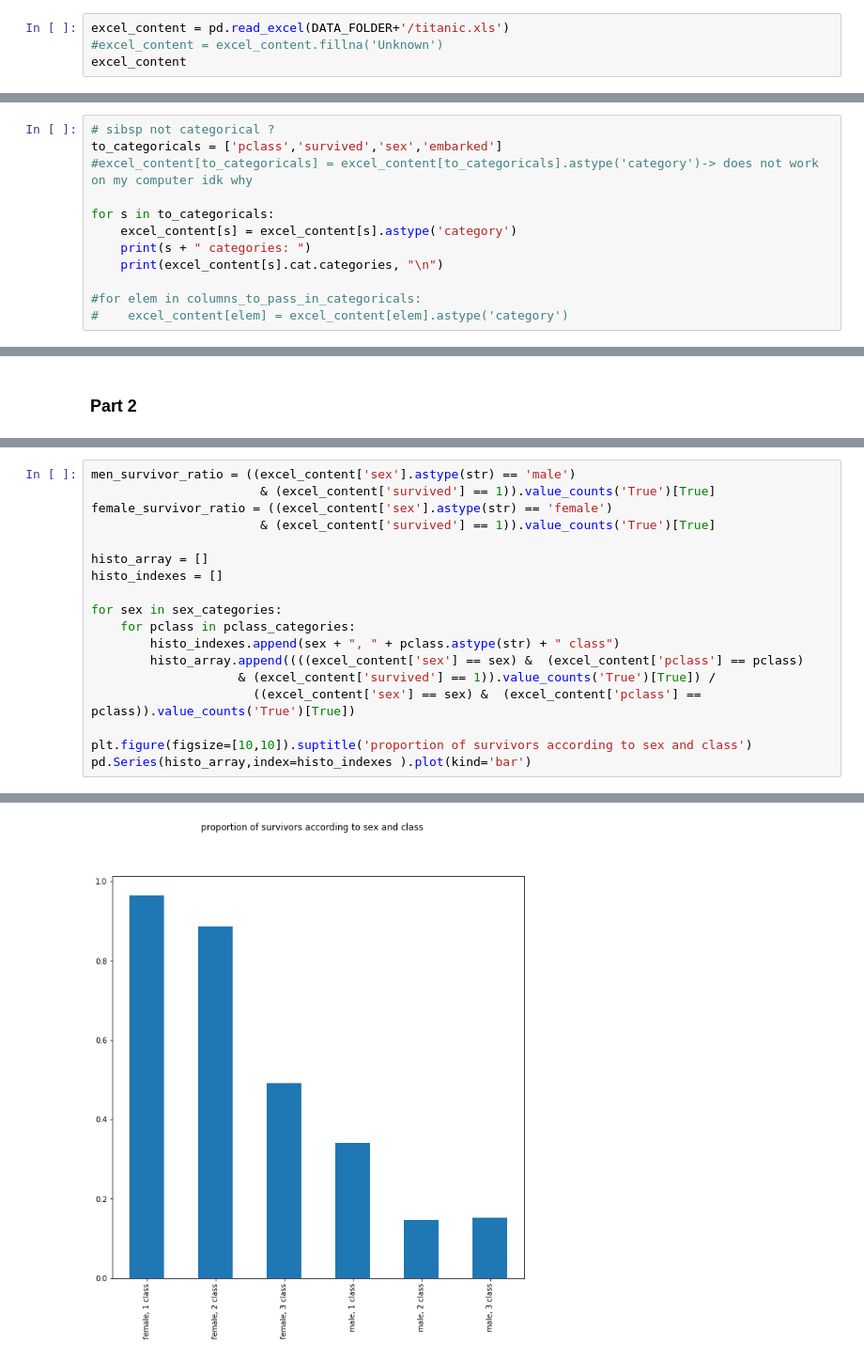
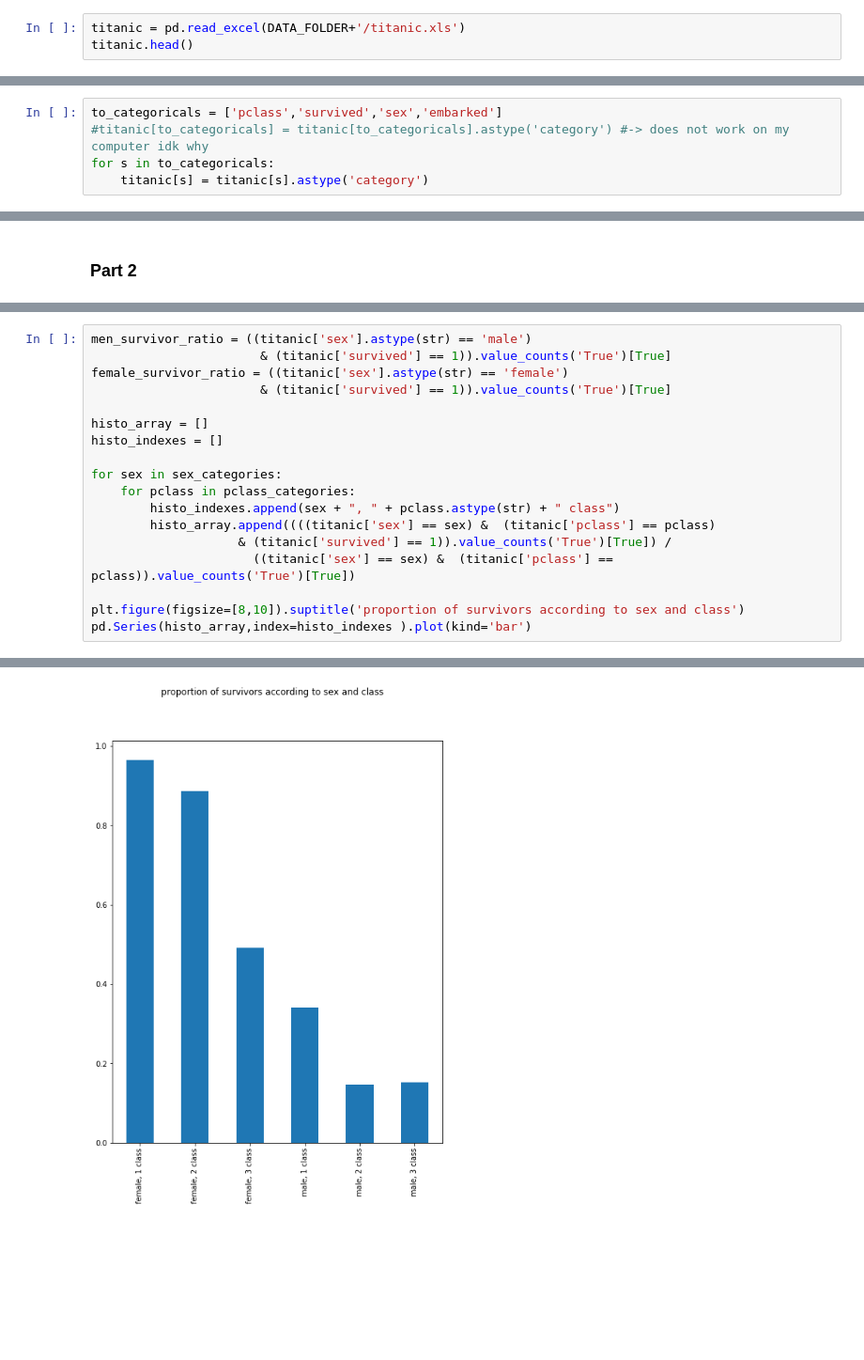
Before and after one commit to adrienruault/ada_molmaru, a Jupyter notebook: Homework01/Solution_task3.ipynb, the cells around one changed output, grey strips where cells are left out. Shown at 94% size. Cells and saved outputs as stored; diff of their text form; blank space fills up the shorter version.

```diff
--- a/Homework01/Solution_task3.ipynb
+++ b/Homework01/Solution_task3.ipynb
@@ -86,7 +88,6 @@ For each of the following questions state clearly your assumptions and discuss y
 # %%
-excel_content = pd.read_excel(DATA_FOLDER+'/titanic.xls')
-#excel_content = excel_content.fillna('Unknown')
-excel_content
+titanic = pd.read_excel(DATA_FOLDER+'/titanic.xls')
+titanic.head()
 # %% [output]
 |  | pclass | survived | name | sex | age | sibsp | parch | ticket | fare | cabin | embarked | ... |
 | 0 | 1 | 1 | Allen, Miss. Elisabeth Walton | female | 29.0000 | 0 | 0 | 24160 | 211.3375 | B5 | S | ... |
@@ -166,12 +108,5 @@ fare min: 0.0 fare max: 512.3292
 # %%
-# sibsp not categorical ?
 to_categoricals = ['pclass','survived','sex','embarked']
-#excel_content[to_categoricals] = excel_content[to_categoricals].astype('category')-> does not work on my computer idk why
-
+#titanic[to_categoricals] = titanic[to_categoricals].astype('category') #-> does not work on my computer idk why
 for s in to_categoricals:
-    excel_content[s] = excel_content[s].astype('category')
-    print(s + " categories: ")
-    print(excel_content[s].cat.categories, "\n")
-
-#for elem in columns_to_pass_in_categoricals:
-#    excel_content[elem] = excel_content[elem].astype('category')
+    titanic[s] = titanic[s].astype('category')
@@ -289,24 +316,24 @@ Name: survivors, dtype: int64
 [figure]
 [figure]
 # %%
-men_survivor_ratio = ((excel_content['sex'].astype(str) == 'male')
-                       & (excel_content['survived'] == 1)).value_counts('True')[True]
-female_survivor_ratio = ((excel_content['sex'].astype(str) == 'female')
-                       & (excel_content['survived'] == 1)).value_counts('True')[True]
+men_survivor_ratio = ((titanic['sex'].astype(str) == 'male')
+                       & (titanic['survived'] == 1)).value_counts('True')[True]
+female_survivor_ratio = ((titanic['sex'].astype(str) == 'female')
+                       & (titanic['survived'] == 1)).value_counts('True')[True]
 
 histo_array = []
 histo_indexes = []
 
 for sex in sex_categories:
     for pclass in pclass_categories:
         histo_indexes.append(sex + ", " + pclass.astype(str) + " class")
-        histo_array.append((((excel_content['sex'] == sex) &  (excel_content['pclass'] == pclass)
-                    & (excel_content['survived'] == 1)).value_counts('True')[True]) /
-                      ((excel_content['sex'] == sex) &  (excel_content['pclass'] == pclass)).value_counts('True')[True])
+        histo_array.append((((titanic['sex'] == sex) &  (titanic['pclass'] == pclass)
+                    & (titanic['survived'] == 1)).value_counts('True')[True]) /
+                      ((titanic['sex'] == sex) &  (titanic['pclass'] == pclass)).value_counts('True')[True])
 
-plt.figure(figsize=[10,10]).suptitle('proportion of survivors according to sex and class')
+plt.figure(figsize=[8,10]).suptitle('proportion of survivors according to sex and class')
 pd.Series(histo_array,index=histo_indexes ).plot(kind='bar')
 # %% [output]
 <matplotlib.axes._subplots.AxesSubplot at 0x...>
-[figure, old version]
+[figure, new version]
 # %%
```
Also changed, not shown: parts of 21 cells of this notebook.
